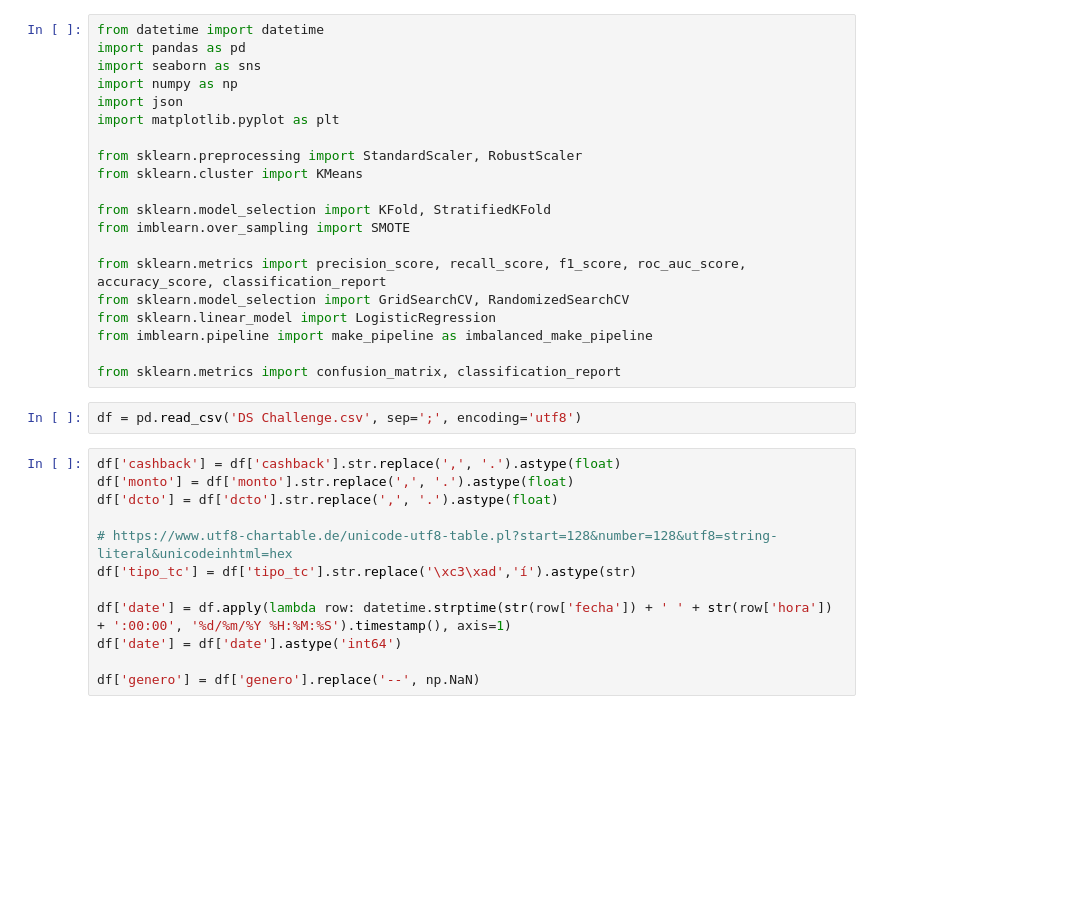
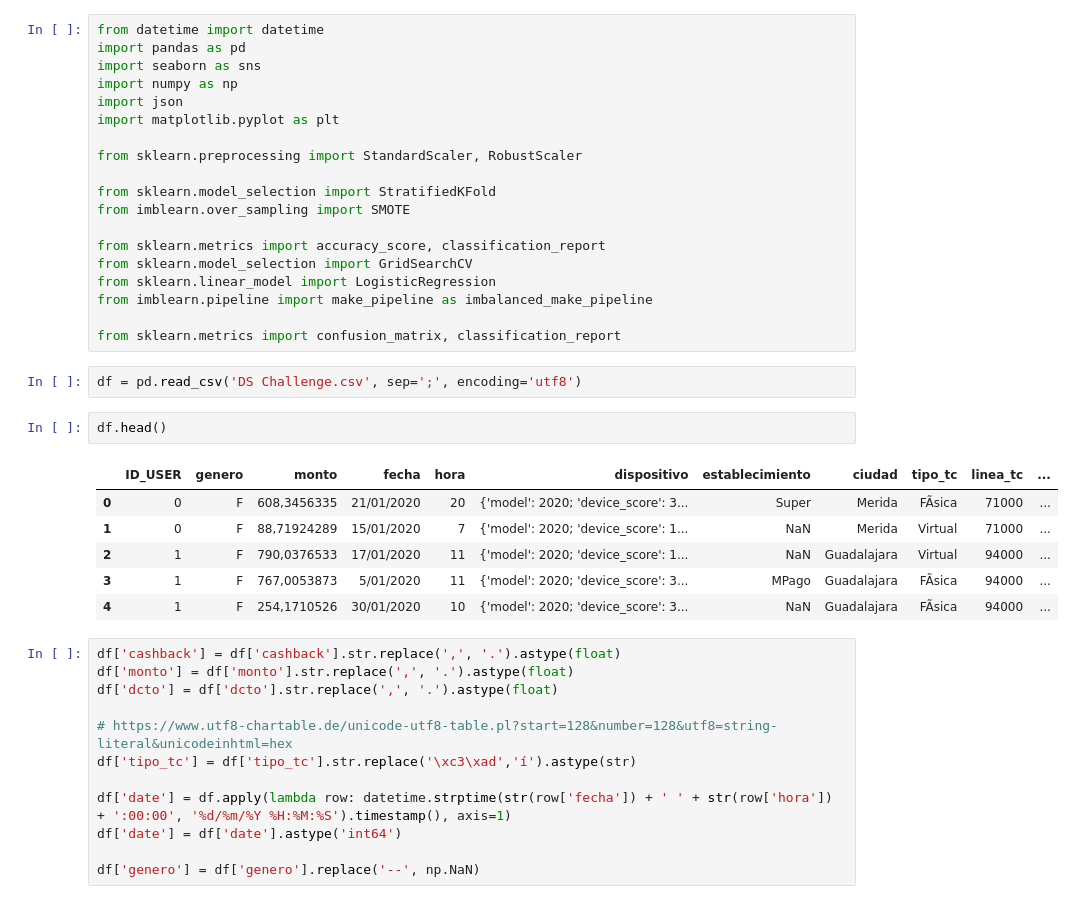
Before and after one commit to Nicerova7/nala_challenge, a Jupyter notebook: notebooks/Deteccion de fraude_3.ipynb, the cells around one changed output. Cells and saved outputs as stored; diff of their text form; blank space fills up the shorter version.

```diff
--- a/notebooks/Deteccion de fraude_3.ipynb
+++ b/notebooks/Deteccion de fraude_3.ipynb
@@ -7,19 +7,27 @@ import json
 import matplotlib.pyplot as plt
 
 from sklearn.preprocessing import StandardScaler, RobustScaler
-from sklearn.cluster import KMeans
 
-from sklearn.model_selection import KFold, StratifiedKFold
+from sklearn.model_selection import StratifiedKFold
 from imblearn.over_sampling import SMOTE
 
-from sklearn.metrics import precision_score, recall_score, f1_score, roc_auc_score, accuracy_score, classification_report
-from sklearn.model_selection import GridSearchCV, RandomizedSearchCV
+from sklearn.metrics import accuracy_score, classification_report
+from sklearn.model_selection import GridSearchCV
 from sklearn.linear_model import LogisticRegression
 from imblearn.pipeline import make_pipeline as imbalanced_make_pipeline
 
 from sklearn.metrics import confusion_matrix, classification_report
 # %%
 df = pd.read_csv('DS Challenge.csv', sep=';', encoding='utf8')
+# %%
+df.head()
+# %% [output]
+|  | ID_USER | genero | monto | fecha | hora | dispositivo | establecimiento | ciudad | tipo_tc | linea_tc | ... |
+| 0 | 0 | F | 608,3456335 | 21/01/2020 | 20 | {'model': 2020; 'device_score': 3... | Super | Merida | FÃ­sica | 71000 | ... |
+| 1 | 0 | F | 88,71924289 | 15/01/2020 | 7 | {'model': 2020; 'device_score': 1... | NaN | Merida | Virtual | 71000 | ... |
+| 2 | 1 | F | 790,0376533 | 17/01/2020 | 11 | {'model': 2020; 'device_score': 1... | NaN | Guadalajara | Virtual | 94000 | ... |
+| 3 | 1 | F | 767,0053873 | 5/01/2020 | 11 | {'model': 2020; 'device_score': 3... | MPago | Guadalajara | FÃ­sica | 94000 | ... |
+| 4 | 1 | F | 254,1710526 | 30/01/2020 | 10 | {'model': 2020; 'device_score': 3... | NaN | Guadalajara | FÃ­sica | 94000 | ... |
 # %%
 df['cashback'] = df['cashback'].str.replace(',', '.').astype(float)
 df['monto'] = df['monto'].str.replace(',', '.').astype(float)
```
Also changed, not shown: parts of 1 cell of this notebook, 1 other file.
